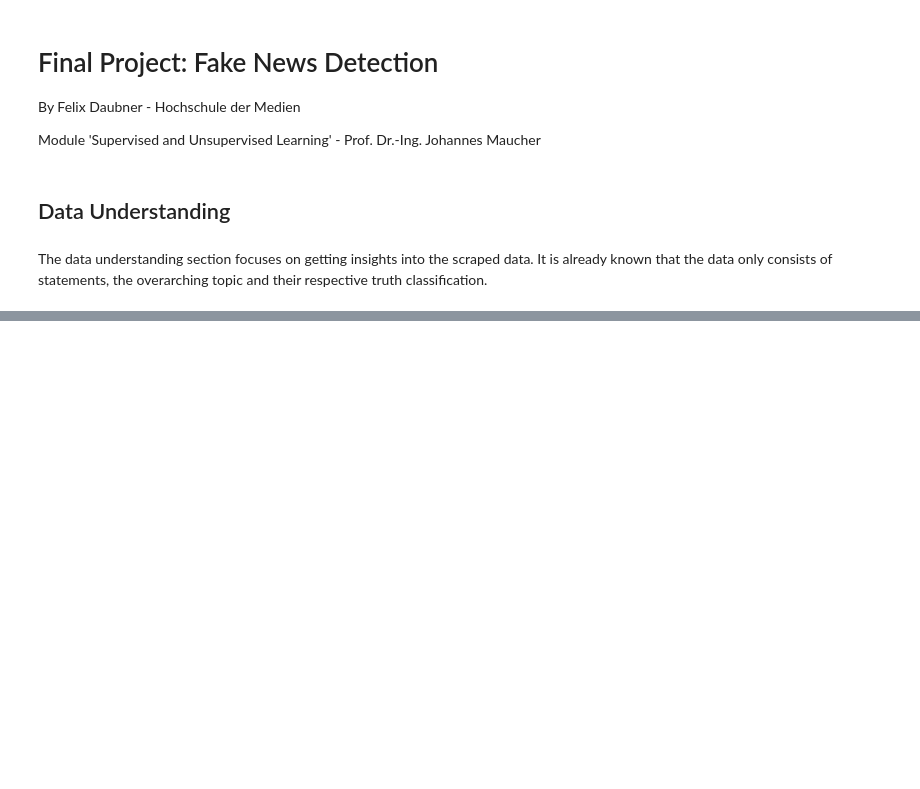
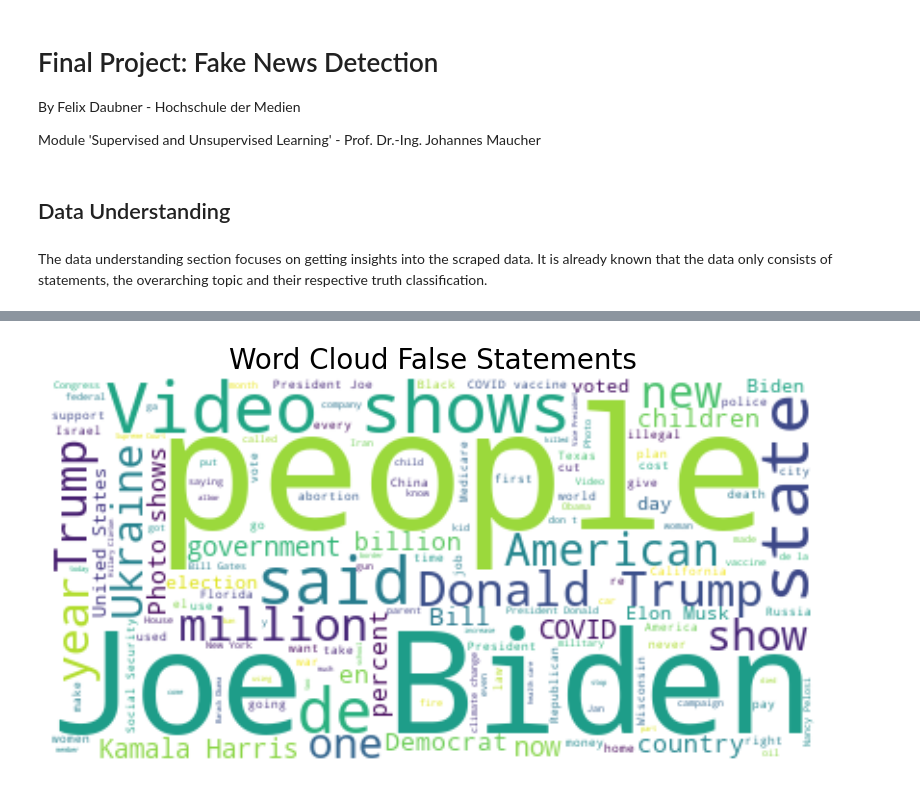
Before and after one commit to felixdaubner/fake-news-detection, a Jupyter notebook: 03_data-understanding.ipynb, the cells around one changed output, grey strips where cells are left out. Cells and saved outputs as stored; diff of their text form; code cells hidden in the pictures; blank space fills up the shorter version.

```diff
--- a/03_data-understanding.ipynb
+++ b/03_data-understanding.ipynb
@@ -34,0 +144,6 @@ data
+# %%
+wcloud_fake = wordcloud.WordCloud(background_color="white").generate(fake)
+
+createWordCloud(wcloud_fake, "Word Cloud False Statements")
+# %% [output]
+[figure, added]
```
Also changed, not shown: parts of 27 cells of this notebook.
